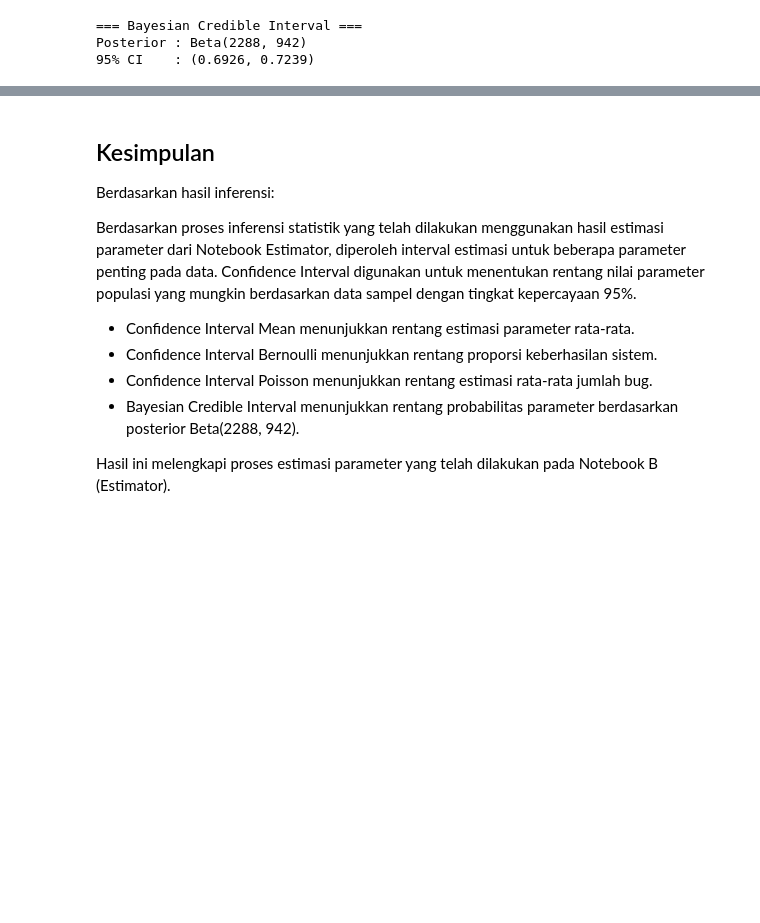
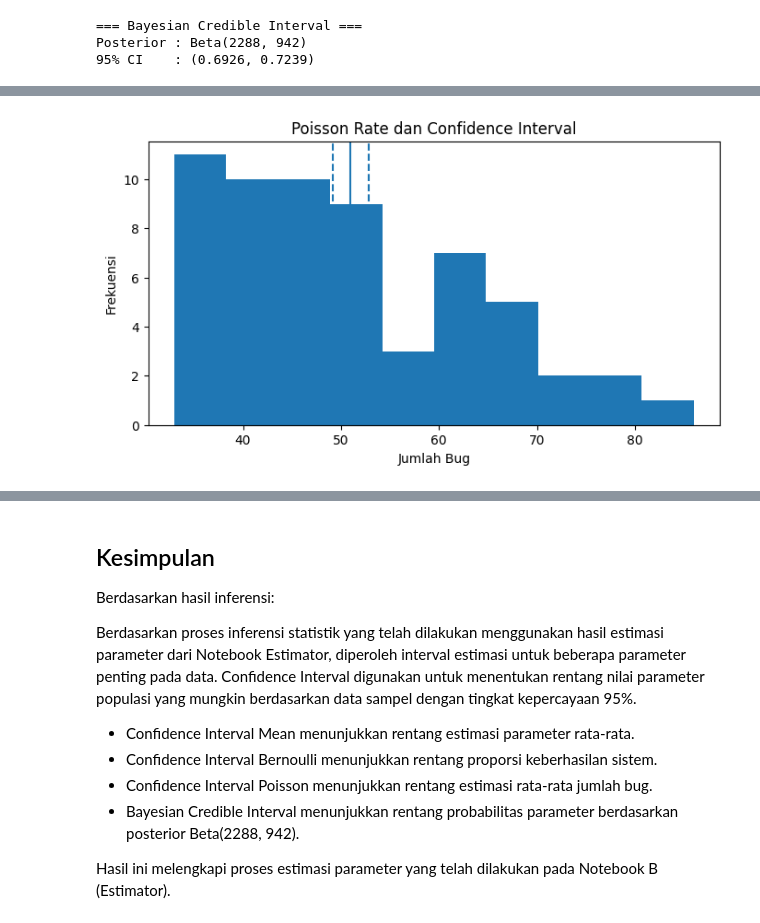
Before and after one commit to DRNCW/stat-audit-pandas-Tim7--sti-2025, a Jupyter notebook: Notebooks/03_confidence_interval.ipynb, the cells around one changed output, grey strips where cells are left out. Saved outputs shown, nothing was run; the diff lists cells and outputs as text; code cells hidden in the pictures; blank space fills up the shorter version.

```diff
--- a/Notebooks/03_confidence_interval.ipynb
+++ b/Notebooks/03_confidence_interval.ipynb
@@ -181,0 +229,18 @@ summary
+# %%
+# Visualisasi Confidence Interval Poisson
+
+plt.figure(figsize=(8,4))
+
+plt.hist(data_bug_count, bins=10)
+
+plt.axvline(lambda_hat)
+plt.axvline(ci_pois[0], linestyle='--')
+plt.axvline(ci_pois[1], linestyle='--')
+
+plt.title("Poisson Rate dan Confidence Interval")
+plt.xlabel("Jumlah Bug")
+plt.ylabel("Frekuensi")
+
+plt.show()
+# %% [output]
+[figure, added]
```
Also changed, not shown: parts of 6 cells of this notebook.
